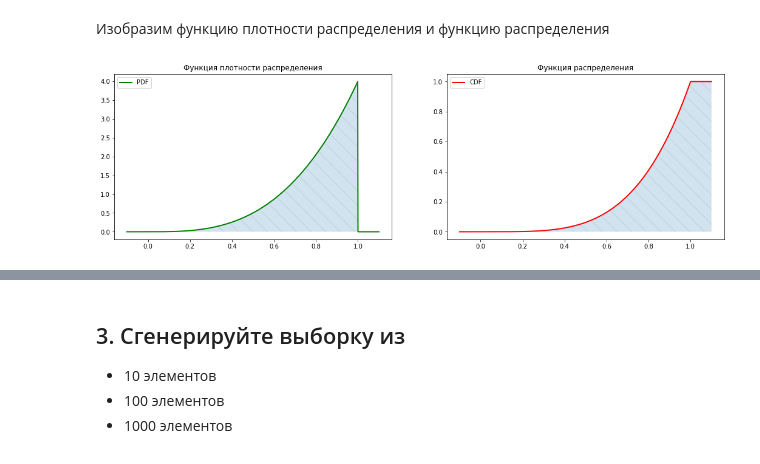
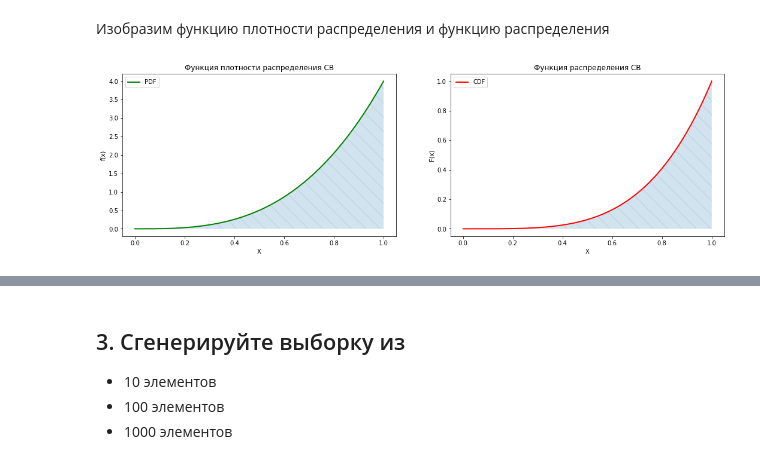
Before and after one commit to CyberCheshir/FinMath, a Jupyter notebook: Лабораторная 1.ipynb, the cells around one changed output, grey strips where cells are left out. Cells and saved outputs as stored; diff of their text form; code cells hidden in the pictures.

```diff
--- a/Лабораторная 1.ipynb
+++ b/Лабораторная 1.ipynb
@@ -61,7 +61,7 @@ def cdf_function(x: float):
 pdf = np.vectorize(pdf_function,otypes=[float])
 cdf = np.vectorize(cdf_function,otypes=[float])
 
-margin = 0.1 # отступ в рамках отрезка [A, B]
+margin = 0.0 # отступ в рамках отрезка [A, B]
 interval = np.linspace(A - margin,B + margin , num=10**3) # наш интервал значений
 pdf_x = pdf(interval) # значения плотности распределения
 cdf_x = cdf(interval) # значения функции распределения
@@ -87,20 +87,26 @@ x^4 \quad\text{, если } x \in [0,1]\\
 # %%
 plt.figure(figsize=(18,5))
 
 plt.subplot(1, 2, 1)
-plt.title('Функция плотности распределения')
+plt.title('Функция плотности распределения СВ')
+plt.xlabel('X')
+plt.ylabel('f(x)')
+
 plt.plot(interval, pdf_x, linewidth=2, color='green',
          label='PDF')
 plt.fill_between(interval, pdf_x, hatch='\\', edgecolor ='gray', linewidth=0.0,alpha=0.2)
 plt.legend(loc = 'best')
 
 
 plt.subplot(1, 2, 2)
-plt.title('Функция распределения')
+plt.title('Функция распределения СВ')
+plt.xlabel('X')
+plt.ylabel('F(x)')
+
 plt.plot(interval, cdf_x, color='red', linewidth=2,
          label='CDF')
 plt.legend(loc = 'best')
 plt.fill_between(interval, cdf_x, hatch='\\', edgecolor ='gray', linewidth=0.0,alpha =0.2)
 plt.show()
 # %% [output]
-[figure, old version]
+[figure, new version]
```
Also changed, not shown: parts of 12 cells of this notebook.
